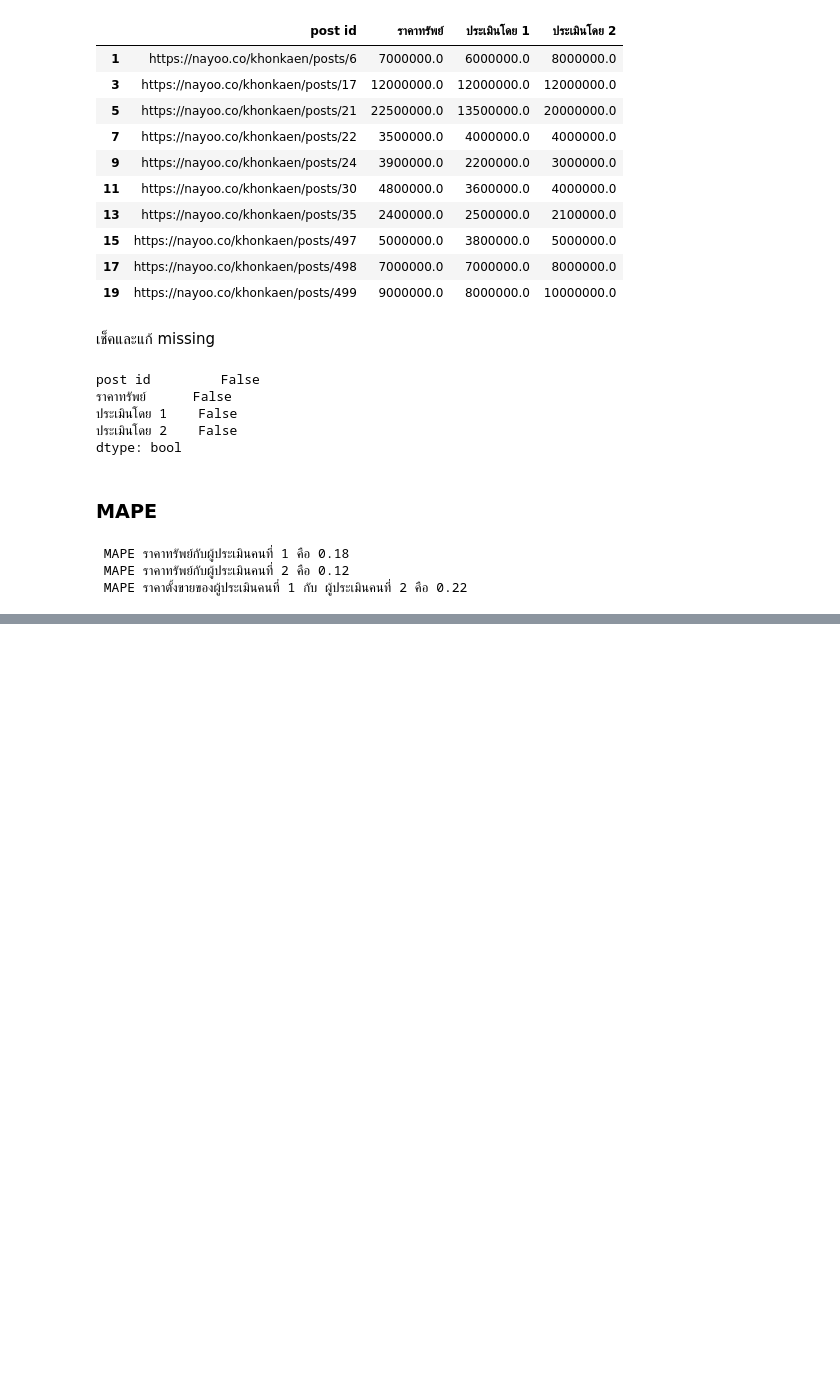
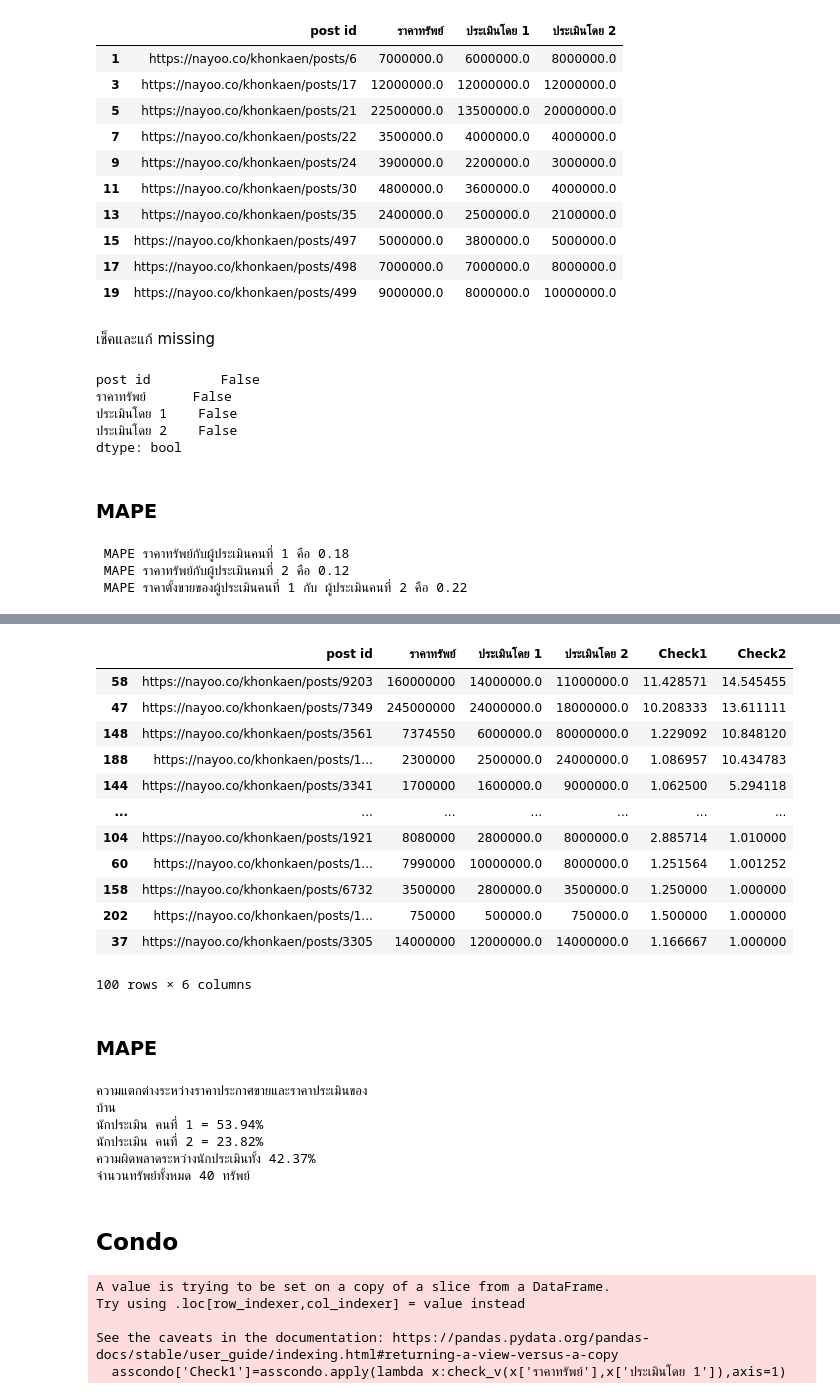
Before and after one commit to Ingapis/bsc_dpdm22, a Jupyter notebook: [dataprep1]_property_estimator.ipynb, the cells around one changed output, grey strips where cells are left out. Drawn from its saved outputs; the diff is of its cells as text; code cells hidden in the pictures; blank space fills up the shorter version.

```diff
--- a/[dataprep1]_property_estimator.ipynb
+++ b/[dataprep1]_property_estimator.ipynb
@@ -601,0 +837,50 @@ print(f' MAPE ราคาทรัพย์กับผู้ประเมิ
+# %%
+assland.sort_values(by=['Check2'], ascending=False)
+# %% [output]
+|  | post id | ราคาทรัพย์ | ประเมินโดย 1 | ประเมินโดย 2 | Check1 | Check2 |
+| 58 | https://nayoo.co/khonkaen/posts/9203 | 160000000 | 14000000.0 | 11000000.0 | 11.428571 | 14.545455 |
+| 47 | https://nayoo.co/khonkaen/posts/7349 | 245000000 | 24000000.0 | 18000000.0 | 10.208333 | 13.611111 |
+| 148 | https://nayoo.co/khonkaen/posts/3561 | 7374550 | 6000000.0 | 80000000.0 | 1.229092 | 10.848120 |
+| 188 | https://nayoo.co/khonkaen/posts/1... | 2300000 | 2500000.0 | 24000000.0 | 1.086957 | 10.434783 |
+| 144 | https://nayoo.co/khonkaen/posts/3341 | 1700000 | 1600000.0 | 9000000.0 | 1.062500 | 5.294118 |
+| ... | ... | ... | ... | ... | ... | ... |
+| 104 | https://nayoo.co/khonkaen/posts/1921 | 8080000 | 2800000.0 | 8000000.0 | 2.885714 | 1.010000 |
+| 60 | https://nayoo.co/khonkaen/posts/1... | 7990000 | 10000000.0 | 8000000.0 | 1.251564 | 1.001252 |
+| 158 | https://nayoo.co/khonkaen/posts/6732 | 3500000 | 2800000.0 | 3500000.0 | 1.250000 | 1.000000 |
+| 202 | https://nayoo.co/khonkaen/posts/1... | 750000 | 500000.0 | 750000.0 | 1.500000 | 1.000000 |
+| 37 | https://nayoo.co/khonkaen/posts/3305 | 14000000 | 12000000.0 | 14000000.0 | 1.166667 | 1.000000 |
+100 rows × 6 columns
+# %% [markdown]
+### MAPE
+# %%
+temp = pd.read_excel('คำตอบนักประเมินแก้.xlsx',sheet_name=1)
+idl1 = temp[temp['ID ผู้ประเมิน']==1]
+idl1 = idl1.dropna(subset=['ราคาทรัพย์','ประเมินราคาซื้อ-ขาย'])
+idl2 = temp[temp['ID ผู้ประเมิน']==2]
+idl2 = idl2.dropna(subset=['ราคาทรัพย์','ประเมินราคาซื้อ-ขาย'])
+idl1MAPE = mape(idl1['ประเมินราคาซื้อ-ขาย'],pd.to_numeric(idl1['ราคาทรัพย์']))
+idl2MAPE = mape(idl2['ประเมินราคาซื้อ-ขาย'],pd.to_numeric(idl2['ราคาทรัพย์']))
+print(f'ความแตกต่างระหว่างราคาประกาศขายและราคาประเมินของ\nบ้าน\nนักประเมิน คนที่ 1 = {idl1MAPE*100:.2f}%\nนักประเมิน คนที่ 2 = {idl2MAPE*100:.2f}%')
+idl2['ประเมิน2'] = idl2['post id'].map(idl1.set_index('post id')['ประเมินราคาซื้อ-ขาย'])
+id2_l = idl2.dropna(subset=['ประเมินราคาซื้อ-ขาย','ประเมิน2','ราคาทรัพย์'])
+one2twol = mape(id2_l['ประเมินราคาซื้อ-ขาย'],id2_l['ประเมิน2'])
+two2onel = mape(id2_l['ประเมิน2'],id2_l['ประเมินราคาซื้อ-ขาย'])
+print(f'ความผิดพลาดระหว่างนักประเมินทั้ง {((one2twol)+(two2onel))*50:.2f}%')
+print(f'จำนวนทรัพย์ทั้งหมด {len(id2_l)} ทรัพย์')
+# %% [output]
+ความแตกต่างระหว่างราคาประกาศขายและราคาประเมินของ
+บ้าน
+นักประเมิน คนที่ 1 = 53.94%
+นักประเมิน คนที่ 2 = 23.82%
+ความผิดพลาดระหว่างนักประเมินทั้ง 42.37%
+จำนวนทรัพย์ทั้งหมด 40 ทรัพย์
+# %% [markdown]
+## Condo
+# %%
+asscondo['Check1']=asscondo.apply(lambda x:check_v(x['ราคาทรัพย์'],x['ประเมินโดย 1']),axis=1)
+# %% [output]
+A value is trying to be set on a copy of a slice from a DataFrame.
+Try using .loc[row_indexer,col_indexer] = value instead
+
+See the caveats in the documentation: https://pandas.pydata.org/pandas-docs/stable/user_guide/indexing.html#returning-a-view-versus-a-copy
+  asscondo['Check1']=asscondo.apply(lambda x:check_v(x['ราคาทรัพย์'],x['ประเมินโดย 1']),axis=1)
```
Also changed, not shown: parts of 48 cells of this notebook.
